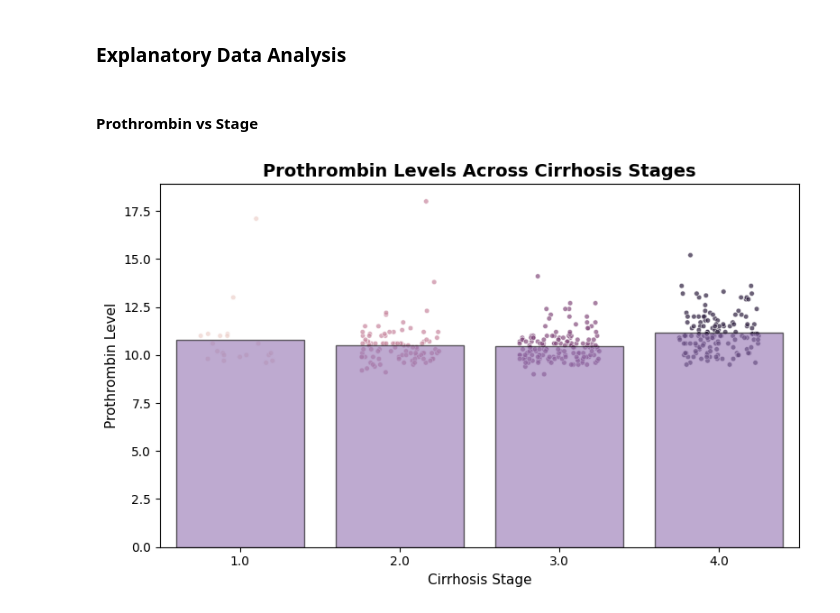
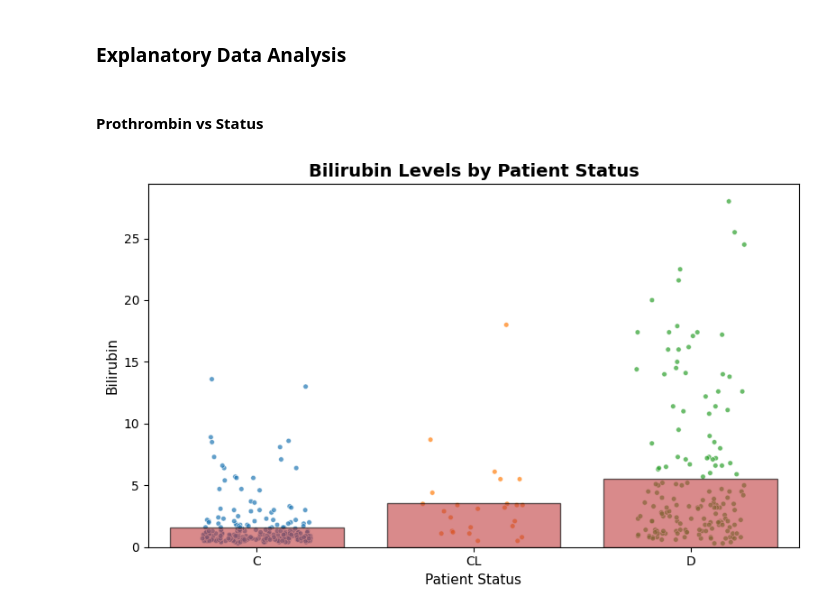
Before and after one commit to swirita/Cirrhosis-Prediction, a Jupyter notebook: Cirrhosis_Prediction.ipynb, the cells around one changed output. Cells and saved outputs as stored; diff of their text form; code cells hidden in the pictures.

Commit message:
Changed Target to Status. Fixed EDA.

```diff
--- a/Cirrhosis_Prediction.ipynb
+++ b/Cirrhosis_Prediction.ipynb
@@ -300,9 +291,6 @@ df.isna().sum()
 | Prothrombin | 2 |
 | Stage | 6 |
 dtype: int64
-# %%
-# drop missing values from target
-df = df.dropna(subset=['Stage']).copy()
 # %% [markdown]
 #### Inspecting Categorical Features
 # %%
@@ -742,18 +734,17 @@ plt.tight_layout()
 # %% [markdown]
 ### Explanatory Data Analysis
 # %%
-def plot_feature_by_stage(
+def plot_feature_by_status(
     df,
     feature,
-    target='Stage',
+    target='Status',
     figsize=(8, 5),
-    order=None
-
+    order=('C', 'CL', 'D')
 ):
     # Create a temporary copy for visualization
-    temp_df = df.copy()
+    temp_df = df[[feature, target]].copy()
 
-    # Remove rows missing either the feature or target
+    # Remove rows missing the feature or target
     temp_df = temp_df.dropna(subset=[feature, target])
 
     # Create figure
@@ -777,52 +768,51 @@ def plot_feature_by_stage(
         ax=ax
     )
 
-    # Show the average value for each stage
+    # Show the average feature value for each status
     sns.barplot(
         data=temp_df,
         x=target,
         y=feature,
         order=order,
+        errorbar=None,
         alpha=0.6,
         linewidth=1,
         edgecolor='black',
-        errorbar=None,
         ax=ax
     )
 
-    # Reporting-quality labels
+    # Labels
     ax.set_title(
-        f"Average {feature} Across Cirrhosis Stages",
+        f"Average {feature} by Patient Status",
         fontsize=14,
         fontweight='bold'
     )
 
-    ax.set_xlabel("Cirrhosis Stage", fontsize=11)
+    ax.set_xlabel("Patient Status", fontsize=11)
     ax.set_ylabel(feature, fontsize=11)
 
     fig.tight_layout()
 
     return fig, ax
 # %% [markdown]
-#### Prothrombin vs Stage
+#### Prothrombin vs Status
 # %%
-stage_order = [1.0, 2.0, 3.0, 4.0]
-fig, ax = plot_feature_by_stage(
+status_order = ['C', 'CL', 'D']
+
+fig, ax = plot_feature_by_status(
     df,
-    feature='Prothrombin',
-    order=stage_order,
+    feature='Bilirubin',
+    order=status_order,
     figsize=(8, 5)
 )
 
 ax.set_title(
-    "Prothrombin Levels Across Cirrhosis Stages",
+    "Bilirubin Levels by Patient Status",
     fontsize=14,
     fontweight='bold'
 )
 
-ax.set_ylabel("Prothrombin Level")
-ax.set_xlabel("Cirrhosis Stage")
-
-plt.show()
+ax.set_xlabel("Patient Status")
+ax.set_ylabel("Bilirubin");
 # %% [output]
-[figure, old version]
+[figure, new version]
```
Also changed, not shown: parts of 33 cells of this notebook.
